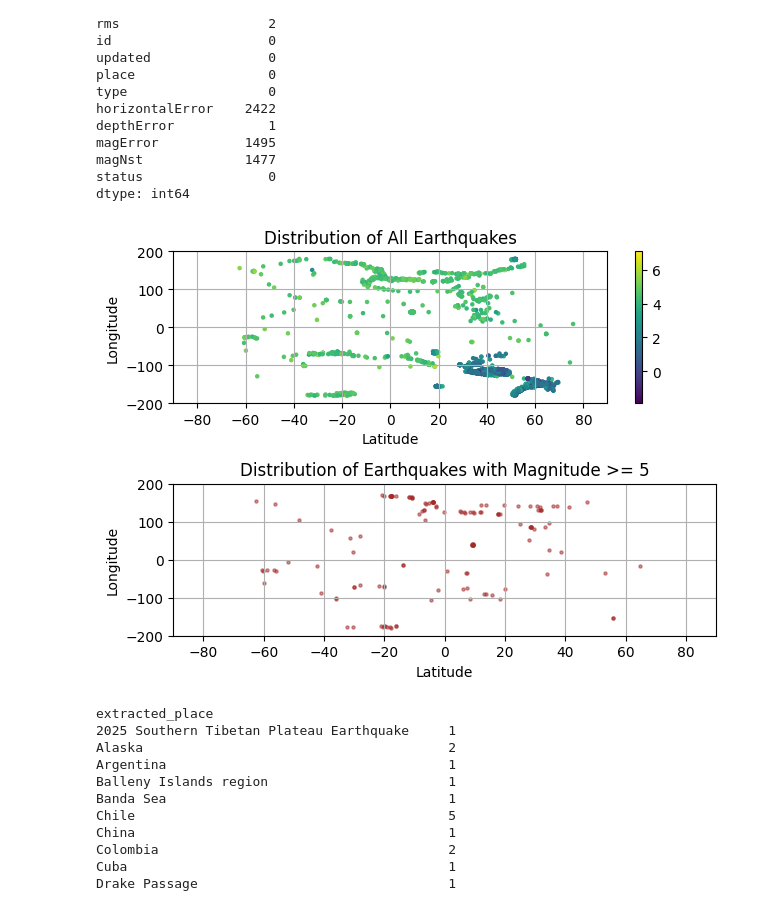
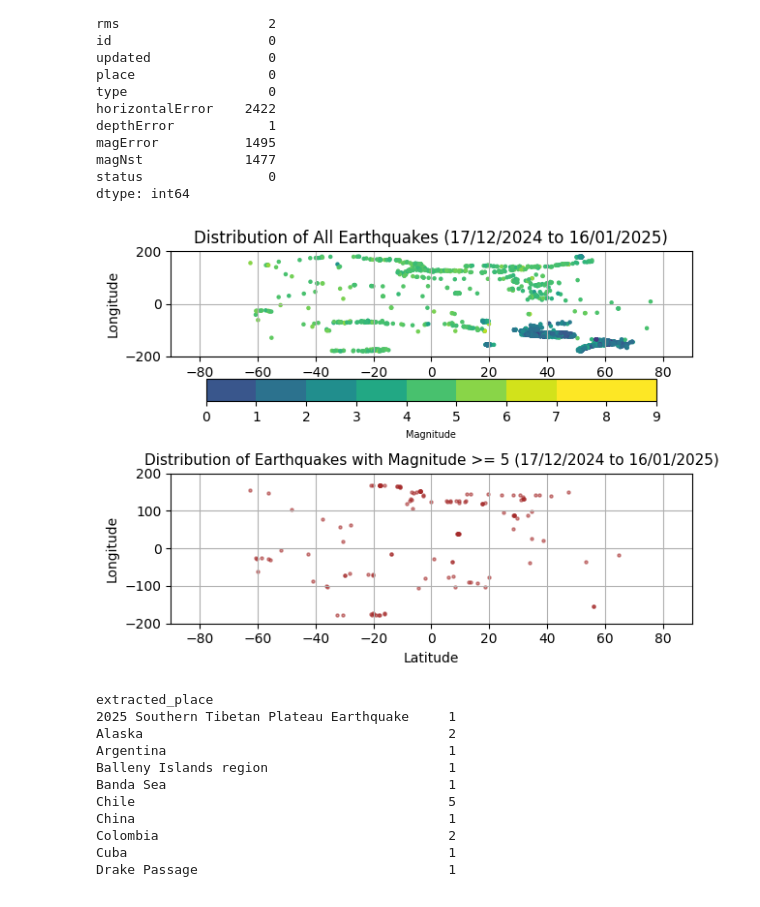
Before and after one commit to pkdc/earthquake-data-analysis, a Jupyter notebook: earthquake.ipynb, the cells around one changed output. Drawn from its saved outputs; the diff is of its cells as text; code cells hidden in the pictures.

Commit message:
Distribution of Earthquakes Refined

```diff
--- a/earthquake.ipynb
+++ b/earthquake.ipynb
@@ -79,36 +79,37 @@ dtype: int64
 # %%
 lat = earthquake_data['latitude']
 lng = earthquake_data['longitude']
 mag = earthquake_data['mag']
 
 fig, ax = plt.subplots(2,1)
 eq_scatter = ax[0].scatter(lat, lng, s=5, c=mag, marker='o', cmap='viridis')
 
-cbar = fig.colorbar(eq_scatter, ax=ax[0])
+cbar = fig.colorbar(eq_scatter, ax=ax[0], location='bottom', boundaries=[0,1,2,3,4,5,6,7,8,9])
+cbar.set_label('Magnitude', fontsize=7)
 
-ax[0].set_title('Distribution of All Earthquakes')
+ax[0].set_title('Distribution of All Earthquakes (17/12/2024 to 16/01/2025)')
 ax[0].set_xlabel('Latitude')
 ax[0].set_ylabel('Longitude')
 ax[0].set_xlim(-90, 90)
 ax[0].set_ylim(-200, 200)
 ax[0].grid()
 ax[0].plot()
 
 earthquake_data_above_eq_5 = earthquake_data[earthquake_data['mag'] >= 5]
 lat_above_eq_5 = earthquake_data_above_eq_5['latitude']
 lng_above_eq_5 = earthquake_data_above_eq_5['longitude']
 eq_above_equal_5_scatter = ax[1].scatter(lat_above_eq_5, lng_above_eq_5, s=5, c='brown', marker='o', alpha=0.5)
-ax[1].set_title('Distribution of Earthquakes with Magnitude >= 5')
+ax[1].set_title('Distribution of Earthquakes with Magnitude >= 5 (17/12/2024 to 16/01/2025)', fontsize=11)
 ax[1].set_xlabel('Latitude')
 ax[1].set_ylabel('Longitude')
 ax[1].set_xlim(-90, 90)
 ax[1].set_ylim(-200, 200)
 ax[1].grid()
 ax[1].plot()
 
 plt.tight_layout()
 # %% [output]
-[figure, old version]
+[figure, new version]
 # %%
 import re
 
```
Also changed, not shown: parts of 1 cell of this notebook.
